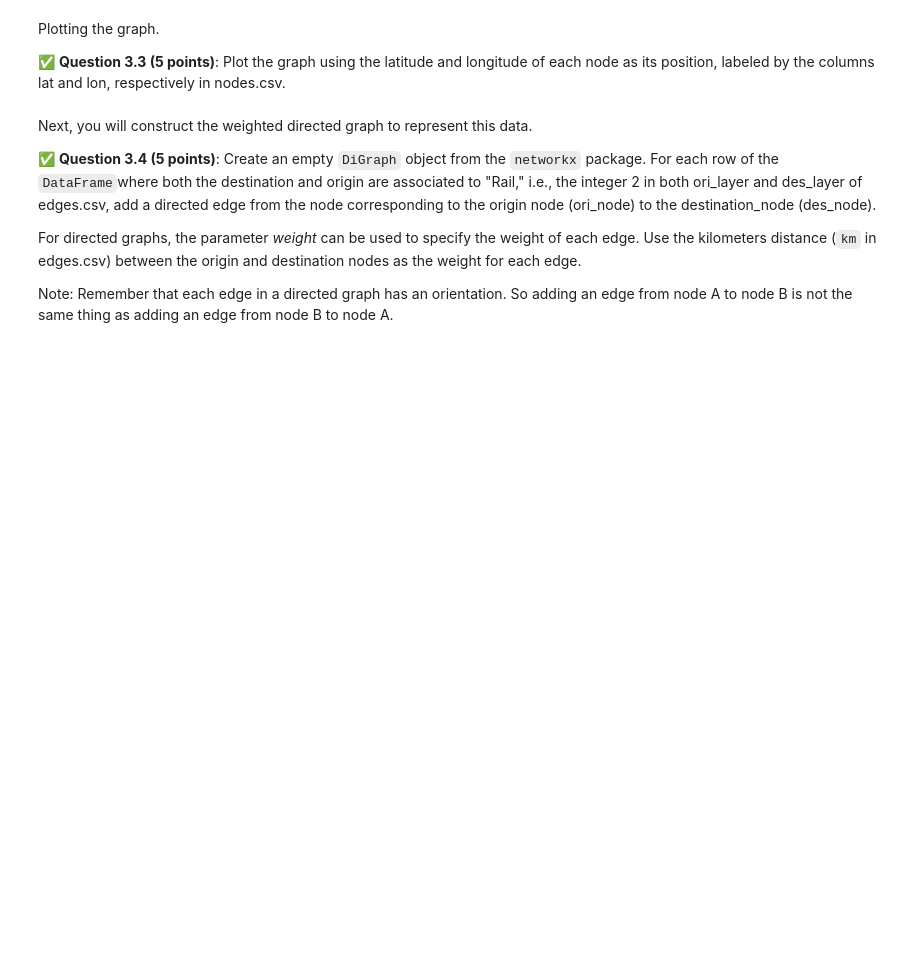
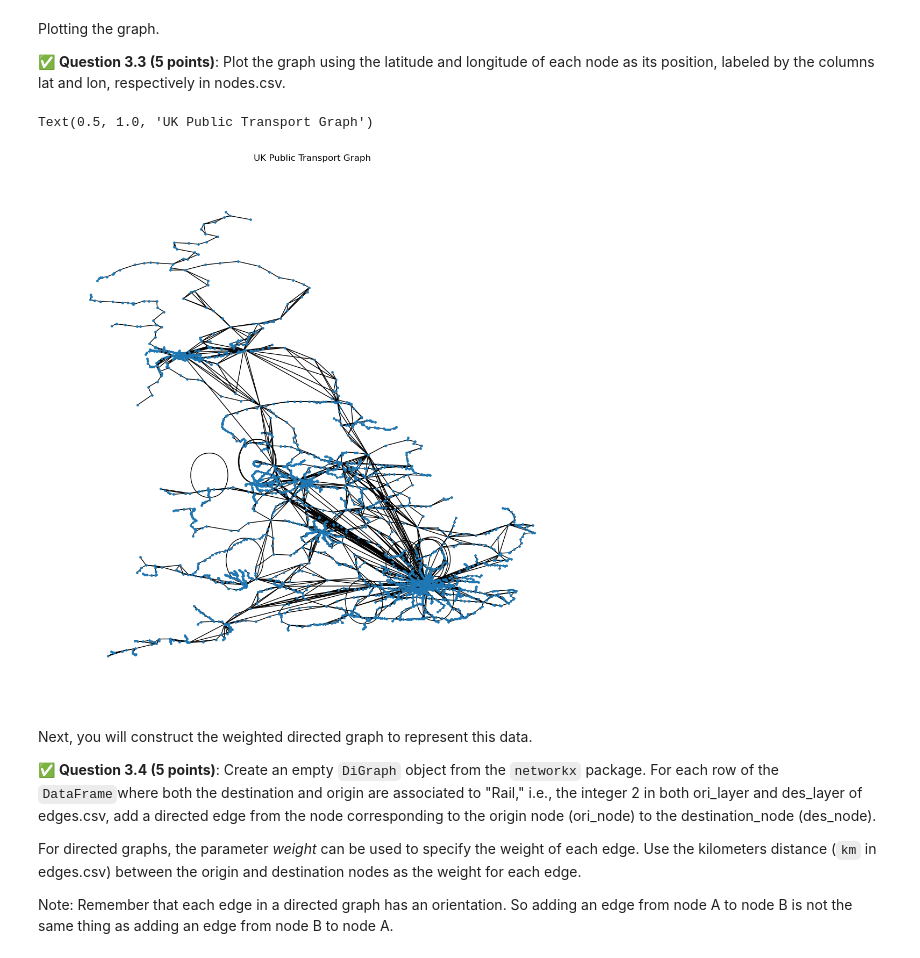
Before and after one commit to JamboLe/CMSE202-f24-turnin, a Jupyter notebook: hw-02/HW-02_ABMandGraphTheory-STUDENT.ipynb, the cells around one changed output. Cells and saved outputs as stored; diff of their text form; code cells hidden in the pictures; blank space fills up the shorter version.

```diff
--- a/hw-02/HW-02_ABMandGraphTheory-STUDENT.ipynb
+++ b/hw-02/HW-02_ABMandGraphTheory-STUDENT.ipynb
@@ -567,0 +566,7 @@ In this part of the homework, we will look at a dataset which contains the whole
+# %%
+# Write your code here
+import pandas as pd
+nodes_df = pd.read_csv("nodes.csv")
+nodes_head = nodes_df.head()
+nodes_tail = nodes_df.tail()
+print(nodes_head,nodes_tail)
@@ -574,3 +589,15 @@ Now, you will construct a graph of the nodes (stops).
+# %%
+# Write your code here
+import networkx as nx
+edges_df = pd.read_csv("edges.csv")
+graph = nx.Graph()
+rail_edges = edges_df[(edges_df['ori_layer'] == 2) & (edges_df['des_layer'] == 2)]
+for i in range(len(rail_edges)):
+    origin_node = rail_edges.iloc[i]['ori_node']
+    destination_node = rail_edges.iloc[i]['des_node']
+    graph.add_edge(origin_node, destination_node)
+# the loop above goes through every row in rail_edges to get the starting and ending points of train routes,
+# hen adds a connection between them in the graph to represent the travel routes
 # %% [markdown]
 Plotting the graph.
 
@@ -580,3 +605,12 @@ Plotting the graph.
+# %%
+# Write your code here
+positions = {nodes_df.loc[i, 'node']: (nodes_df.loc[i, 'lon'], nodes_df.loc[i, 'lat']) for i in range(len(nodes_df))} #Creating a dictionary of node positions using longitude and latitude because we need to position each node accurately on the graph
+plt.figure(figsize=(10, 10))
+nx.draw(graph, pos=positions, node_size=6)
+plt.title("UK Public Transport Graph")
+# %% [output]
+Text(0.5, 1.0, 'UK Public Transport Graph')
+[figure, added]
 # %% [markdown]
 Next, you will construct the weighted directed graph to represent this data.
 
```
Also changed, not shown: parts of 17 cells of this notebook.
